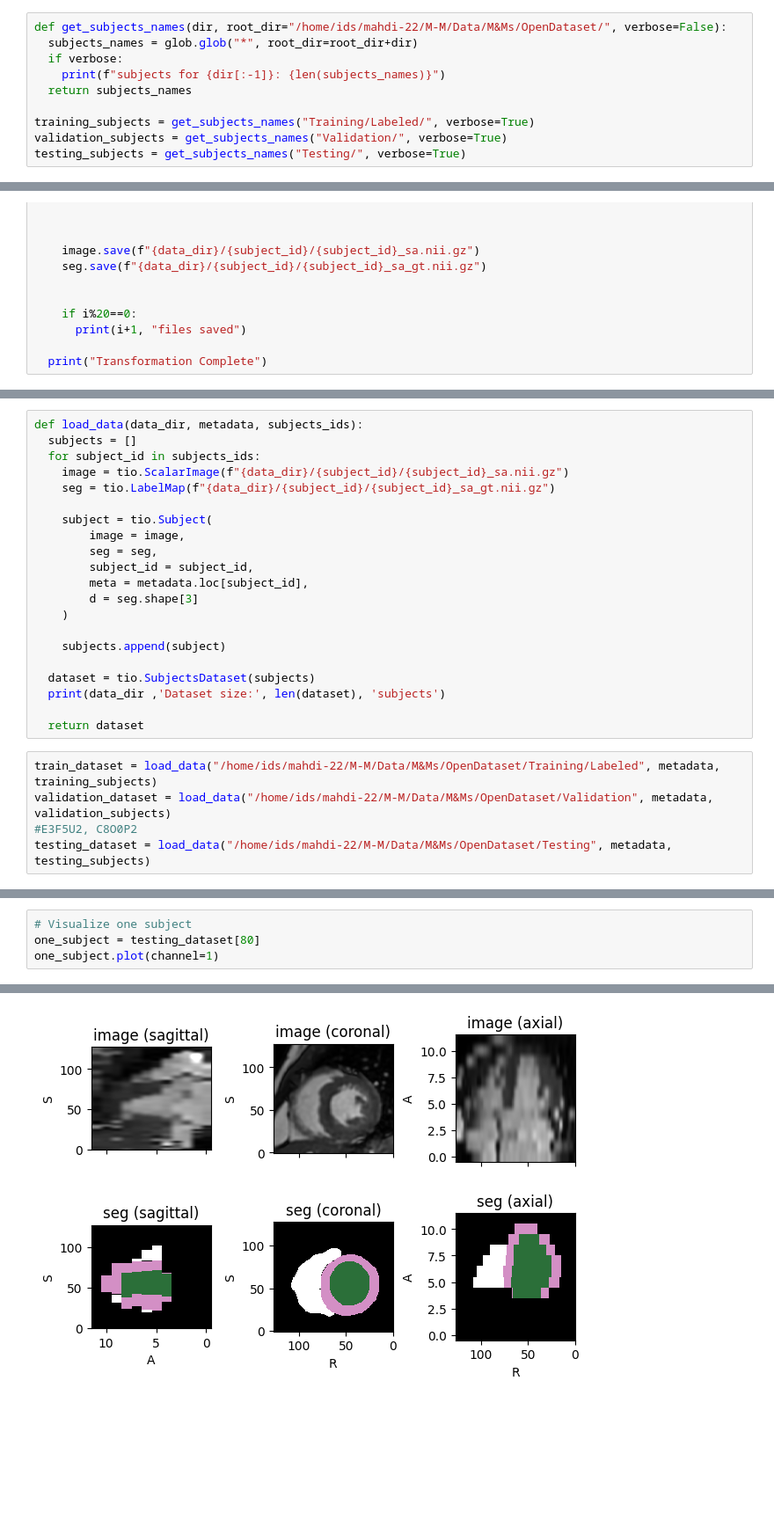
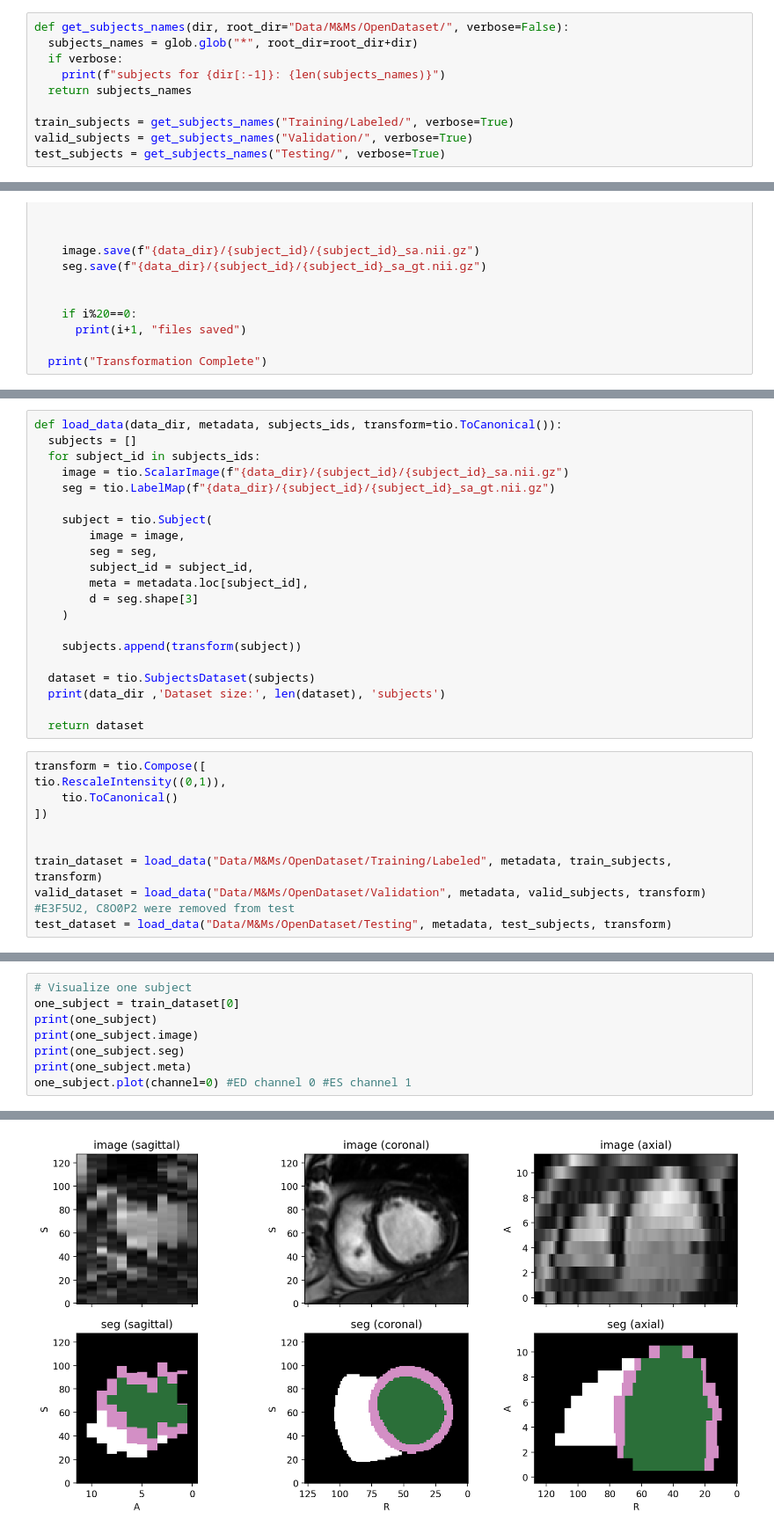
Before and after one commit to MAHDI-Imen/M-M, a Jupyter notebook: M_M.ipynb, the cells around one changed output, grey strips where cells are left out. Shown: that part at 88% size. Drawn from its saved outputs; the diff is of its cells as text; blank space fills up the shorter version.

```diff
--- a/M_M.ipynb
+++ b/M_M.ipynb
@@ -36,15 +56,15 @@ metadata
 # %% [markdown]
 ## NII files
 # %%
-def get_subjects_names(dir, root_dir="/home/ids/mahdi-22/M-M/Data/M&Ms/OpenDataset/", verbose=False):
+def get_subjects_names(dir, root_dir="Data/M&Ms/OpenDataset/", verbose=False):
   subjects_names = glob.glob("*", root_dir=root_dir+dir)
   if verbose:
     print(f"subjects for {dir[:-1]}: {len(subjects_names)}")
   return subjects_names
 
-training_subjects = get_subjects_names("Training/Labeled/", verbose=True)
-validation_subjects = get_subjects_names("Validation/", verbose=True)
-testing_subjects = get_subjects_names("Testing/", verbose=True)
+train_subjects = get_subjects_names("Training/Labeled/", verbose=True)
+valid_subjects = get_subjects_names("Validation/", verbose=True)
+test_subjects = get_subjects_names("Testing/", verbose=True)
 # %% [output]
 subjects for Training/Labeled: 150
 subjects for Validation: 33
@@ -109,5 +127,5 @@ Transformation Complete
 # %%
-def load_data(data_dir, metadata, subjects_ids):
+def load_data(data_dir, metadata, subjects_ids, transform=tio.ToCanonical()):
   subjects = []
   for subject_id in subjects_ids:
     image = tio.ScalarImage(f"{data_dir}/{subject_id}/{subject_id}_sa.nii.gz")
@@ -121,15 +139,21 @@ def load_data(data_dir, metadata, subjects_ids):
         d = seg.shape[3]
     )
 
-    subjects.append(subject)
+    subjects.append(transform(subject))
 
   dataset = tio.SubjectsDataset(subjects)
   print(data_dir ,'Dataset size:', len(dataset), 'subjects')
 
   return dataset
 # %%
-train_dataset = load_data("/home/ids/mahdi-22/M-M/Data/M&Ms/OpenDataset/Training/Labeled", metadata, training_subjects)
-validation_dataset = load_data("/home/ids/mahdi-22/M-M/Data/M&Ms/OpenDataset/Validation", metadata, validation_subjects)
-#E3F5U2, C8O0P2
-testing_dataset = load_data("/home/ids/mahdi-22/M-M/Data/M&Ms/OpenDataset/Testing", metadata, testing_subjects)
+transform = tio.Compose([
+tio.RescaleIntensity((0,1)),
+    tio.ToCanonical()
+])
+
+
+train_dataset = load_data("Data/M&Ms/OpenDataset/Training/Labeled", metadata, train_subjects, transform)
+valid_dataset = load_data("Data/M&Ms/OpenDataset/Validation", metadata, valid_subjects, transform)
+#E3F5U2, C8O0P2 were removed from test
+test_dataset = load_data("Data/M&Ms/OpenDataset/Testing", metadata, test_subjects, transform)
 # %% [output]
@@ -139,5 +161,9 @@ testing_dataset = load_data("/home/ids/mahdi-22/M-M/Data/M&Ms/OpenDataset/Testin
 # %%
 # Visualize one subject
-one_subject = testing_dataset[80]
-one_subject.plot(channel=1)
+one_subject = train_dataset[0]
+print(one_subject)
+print(one_subject.image)
+print(one_subject.seg)
+print(one_subject.meta)
+one_subject.plot(channel=0) #ED channel 0 #ES channel 1
 # %% [output]
@@ -144 +184 @@ one_subject.plot(channel=1)
-[figure, old version]
+[figure, new version]
```
Also changed, not shown: parts of 24 cells of this notebook.
